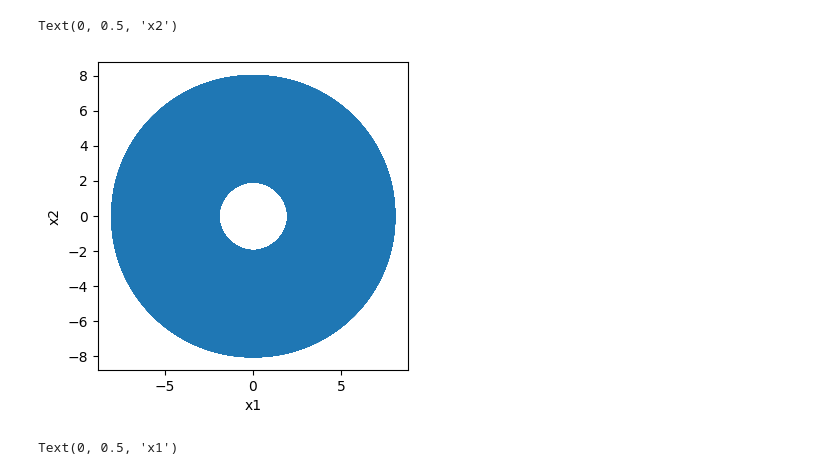
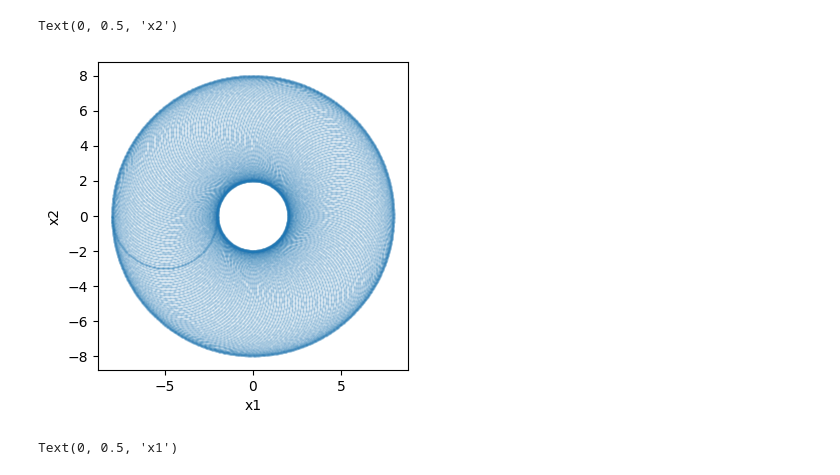
Before and after one commit to choisant/foundational-modeling, a Jupyter notebook: toy_experiment/generating_process.ipynb, the cells around one changed output. Cells and saved outputs as stored; diff of their text form; code cells hidden in the pictures.

Commit message:
More PLOTS + analytical solution

```diff
--- a/toy_experiment/generating_process.ipynb
+++ b/toy_experiment/generating_process.ipynb
@@ -93,21 +95,21 @@ k_green = params["k_green"]
 # %%
 # Look at the mapping function for constant R
-nx = 2000
+nx = 200
 #angles
 a1 = np.linspace(-np.pi, np.pi, nx)
 a2 = np.linspace(0, np.pi, nx)
 aa1, aa2 = np.meshgrid(a1, a2)
 
 xx1, xx2 = robot_arm(aa1, aa2, 5, R_2)
 
 fig, ax = plt.subplots(nrows = 1, ncols = 1, figsize = (4, 4))
 
 ax.scatter(xx1, xx2, s=1, alpha=0.1)
 ax.set_xlabel("x1")
 ax.set_ylabel("x2")
 # %% [output]
 Text(0, 0.5, 'x2')
-[figure, old version]
+[figure, new version]
 # %%
 # Look at the mapping function for constant theta2
 na = 100
```
Also changed, not shown: parts of 1 cell of this notebook, 48 other files.
